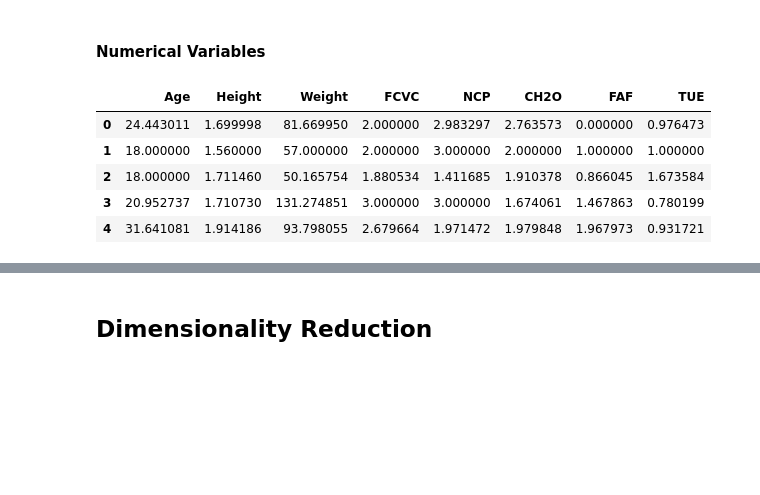
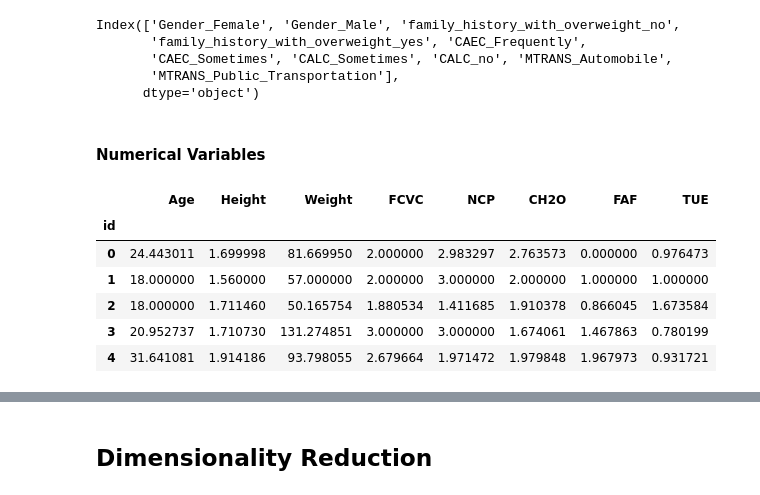
Before and after one commit to aubin4444/DS52-Obesity-Prediction, a Jupyter notebook: obesity.ipynb, the cells around one changed output, grey strips where cells are left out. Drawn from its saved outputs; the diff is of its cells as text; code cells hidden in the pictures; blank space fills up the shorter version.

Commit message:
Data Mining

```diff
--- a/obesity.ipynb
+++ b/obesity.ipynb
@@ -4,6 +4,5 @@ import numpy as np
 import seaborn as sns
 import matplotlib.pyplot as plt
 # %%
-train_set = pd.read_csv("train.csv",delimiter=",")
-test_set = pd.read_csv("test.csv",delimiter=",")
-print('training set size : ', train_set.shape, '\ntest set size : ', test_set.shape)
+train_set = pd.read_csv("train.csv").set_index("id")
+test_set = pd.read_csv("test.csv").set_index("id")
@@ -38,11 +186,35 @@ pd.DataFrame(encoded_categorical_data).head()
+# %%
+from sklearn.ensemble import RandomForestClassifier
+from sklearn.feature_selection import SelectFromModel
+
+# Supposons que X est l'ensemble des features et y la variable cible
+clf = RandomForestClassifier()
+clf.fit(encoded_categorical_data, target)
+
+# Sélectionner les features basées sur l'importance calculée par le modèle
+model = SelectFromModel(clf, prefit=True)
+X_new = model.transform(encoded_categorical_data)
+
+# Identifier les features sélectionnées
+selected_features = encoded_categorical_data.columns[(model.get_support())]
+
+# Afficher les features les plus importantes
+print(selected_features)
+# %% [output]
+Index(['Gender_Female', 'Gender_Male', 'family_history_with_overweight_no',
+       'family_history_with_overweight_yes', 'CAEC_Frequently',
+       'CAEC_Sometimes', 'CALC_Sometimes', 'CALC_no', 'MTRANS_Automobile',
+       'MTRANS_Public_Transportation'],
+      dtype='object')
 # %% [markdown]
 #### Numerical Variables
 # %%
 numerical_cols = train_set.select_dtypes(include=['int64', 'float64']).columns
-numerical_data = train_set[numerical_cols].drop('id', axis=1)
+numerical_data = train_set[numerical_cols]
 pd.DataFrame(numerical_data).head()
 # %% [output]
 |  | Age | Height | Weight | FCVC | NCP | CH2O | FAF | TUE |
+| id |  |  |  |  |  |  |  |  |
 | 0 | 24.443011 | 1.699998 | 81.669950 | 2.000000 | 2.983297 | 2.763573 | 0.000000 | 0.976473 |
 | 1 | 18.000000 | 1.560000 | 57.000000 | 2.000000 | 3.000000 | 2.000000 | 1.000000 | 1.000000 |
 | 2 | 18.000000 | 1.711460 | 50.165754 | 1.880534 | 1.411685 | 1.910378 | 0.866045 | 1.673584 |
```
Also changed, not shown: parts of 23 cells of this notebook.
